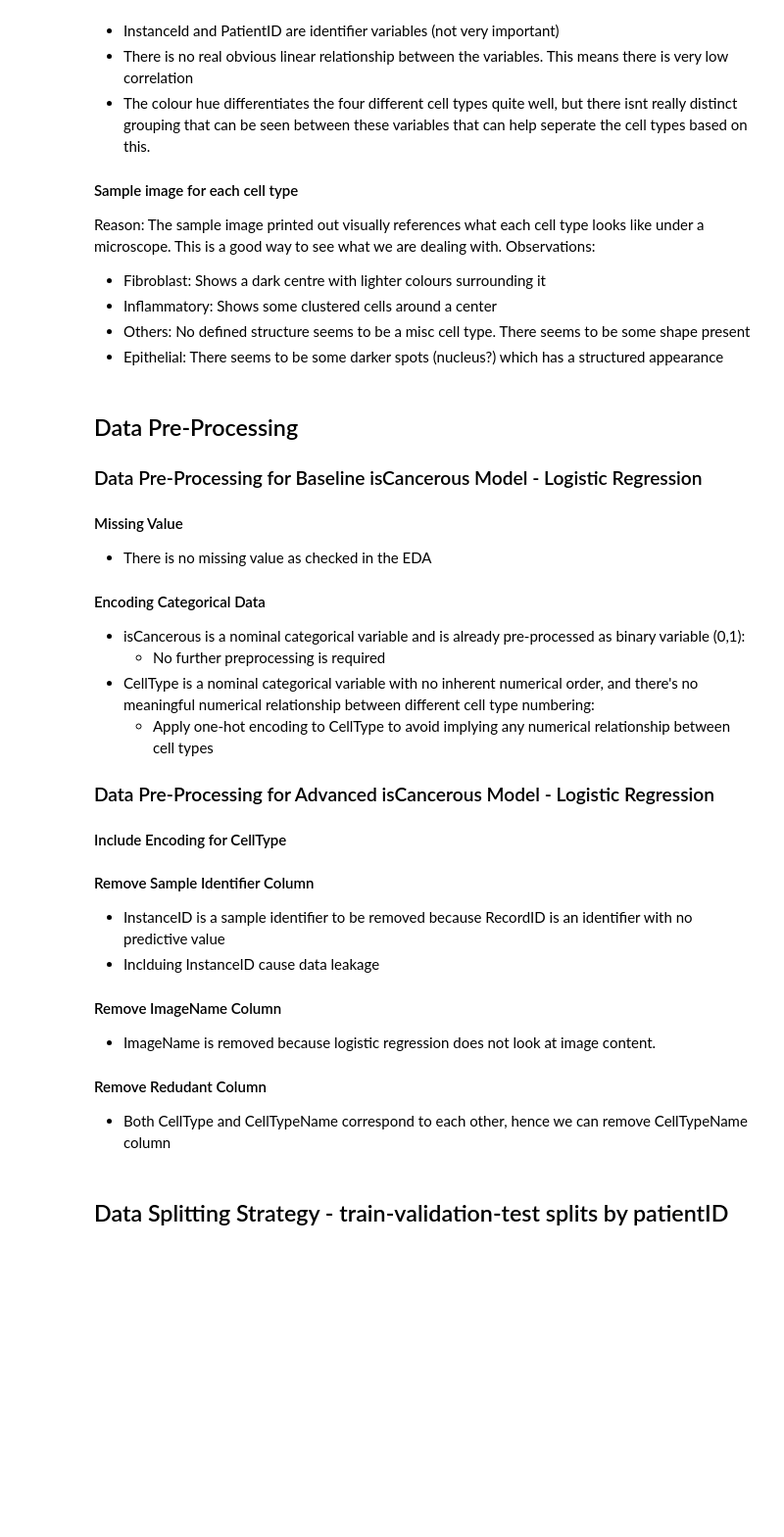
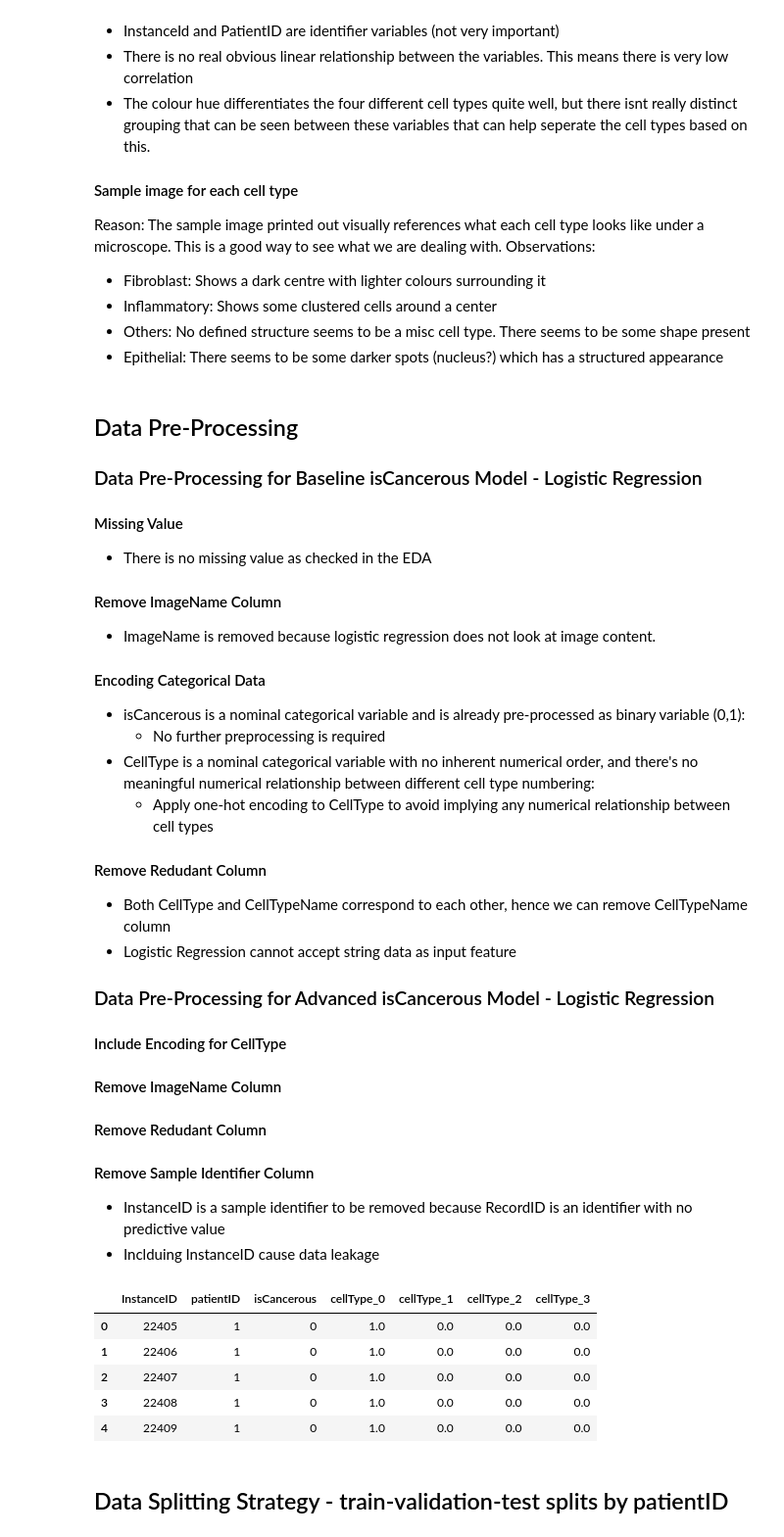
Before and after one commit to Strongsoon/machineLearning, a Jupyter notebook: s3955624_s3899816.ipynb, the cells around one changed output. Shown: that part at 98% size. Saved outputs shown, nothing was run; the diff lists cells and outputs as text; code cells hidden in the pictures; blank space fills up the shorter version.

```diff
--- a/s3955624_s3899816.ipynb
+++ b/s3955624_s3899816.ipynb
@@ -469,61 +468,73 @@ Observations:
 #### Missing Value
 - There is no missing value as checked in the EDA
 
+#### Remove ImageName Column
+- ImageName is removed because logistic regression does not look at image content.
+
 #### Encoding Categorical Data
 - isCancerous is a nominal categorical variable and is already pre-processed as binary variable (0,1):
     - No further preprocessing is required
 - CellType is a nominal categorical variable with no inherent numerical order, and there's no meaningful numerical relationship between different cell type numbering:
     - Apply one-hot encoding to CellType to avoid implying any numerical relationship between cell types
 
+#### Remove Redudant Column
+- Both CellType and CellTypeName correspond to each other, hence we can remove CellTypeName column
+- Logistic Regression cannot accept string data as input feature
+
 ### Data Pre-Processing for Advanced isCancerous Model - Logistic Regression
 
 #### Include Encoding for CellType
 
+#### Remove ImageName Column
+
+#### Remove Redudant Column
+
 #### Remove Sample Identifier Column
 - InstanceID is a sample identifier to be removed because RecordID is an identifier with no predictive value
 - Inclduing InstanceID cause data leakage
-
-#### Remove ImageName Column
-- ImageName is removed because logistic regression does not look at image content.
-
-#### Remove Redudant Column
-- Both CellType and CellTypeName correspond to each other, hence we can remove CellTypeName column
 # %%
 #ignore warnings
 import warnings
 warnings.filterwarnings("ignore")
 
 # Encoding Categorical Data
 from sklearn.preprocessing import OneHotEncoder
 
 #make a copy of mainColonCellFrame ofr isCancerous
 isCancerous_base_logistic_mainColonCellFrame = mainColonCellFrame.copy()
 
 # # Remove InstanceID
 # isCancerous_mainColonCellFrame = isCancerous_mainColonCellFrame.drop('InstanceID', axis=1)
 
-# # Remove ImageName
-# isCancerous_mainColonCellFrame = isCancerous_mainColonCellFrame.drop('ImageName', axis=1)
+# Remove ImageName
+isCancerous_base_logistic_mainColonCellFrame = isCancerous_base_logistic_mainColonCellFrame.drop('ImageName', axis=1)
 
-# # Remove Redundant cellTypeName Column
-# isCancerous_mainColonCellFrame = isCancerous_mainColonCellFrame.drop('cellTypeName', axis=1)
+# Remove Redundant cellTypeName Column
+isCancerous_base_logistic_mainColonCellFrame = isCancerous_base_logistic_mainColonCellFrame.drop('cellTypeName', axis=1)
 
 # Create and fit the encoder
 OneHotEncoder_cellType = OneHotEncoder(handle_unknown='ignore')
 OneHotEncoder_cellType.fit(isCancerous_base_logistic_mainColonCellFrame[['cellType']])
 
 isCancerous_base_logistic_mainColonCellFrame_cellType_onehot = OneHotEncoder_cellType.transform(isCancerous_base_logistic_mainColonCellFrame[['cellType']]).toarray()
 
 # Add encoded columns to data
 for i in range(len(OneHotEncoder_cellType.categories_[0])):
     category_name = f"cellType_{str(OneHotEncoder_cellType.categories_[0][i])}"
     isCancerous_base_logistic_mainColonCellFrame[category_name] = isCancerous_base_logistic_mainColonCellFrame_cellType_onehot[:,i]
 
 # Drop original cellType cellType from data
 isCancerous_base_logistic_mainColonCellFrame = isCancerous_base_logistic_mainColonCellFrame.drop(['cellType'], axis=1)
 
 # display mainColonCellFrame
 isCancerous_base_logistic_mainColonCellFrame.head()
+# %% [output]
+|  | InstanceID | patientID | isCancerous | cellType_0 | cellType_1 | cellType_2 | cellType_3 |
+| 0 | 22405 | 1 | 0 | 1.0 | 0.0 | 0.0 | 0.0 |
+| 1 | 22406 | 1 | 0 | 1.0 | 0.0 | 0.0 | 0.0 |
+| 2 | 22407 | 1 | 0 | 1.0 | 0.0 | 0.0 | 0.0 |
+| 3 | 22408 | 1 | 0 | 1.0 | 0.0 | 0.0 | 0.0 |
+| 4 | 22409 | 1 | 0 | 1.0 | 0.0 | 0.0 | 0.0 |
 # %% [markdown]
 ## Data Splitting Strategy - train-validation-test splits by patientID
 # %%
```
Also changed, not shown: parts of 4 cells of this notebook.
